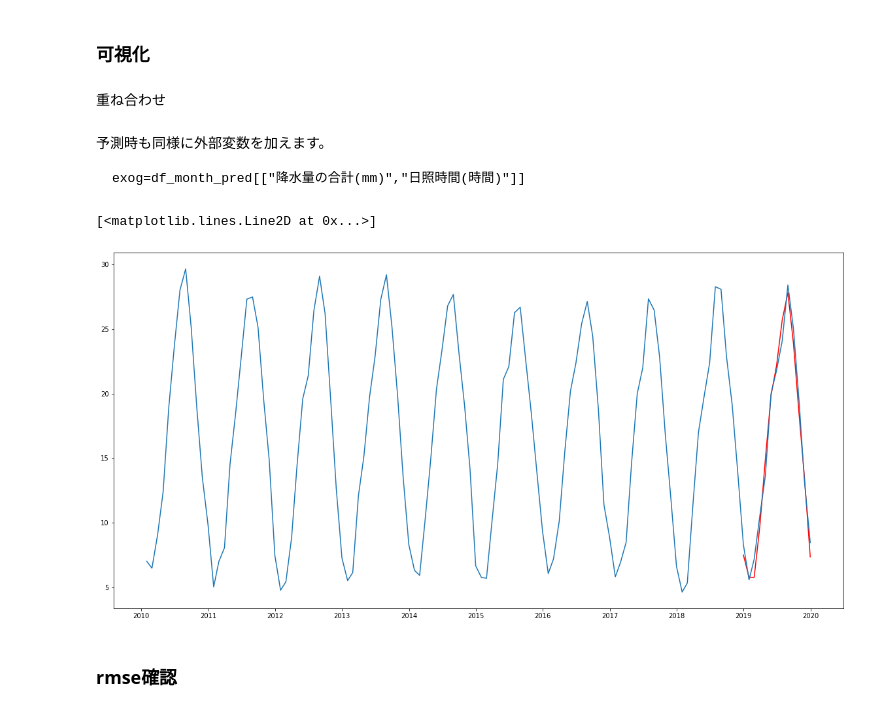
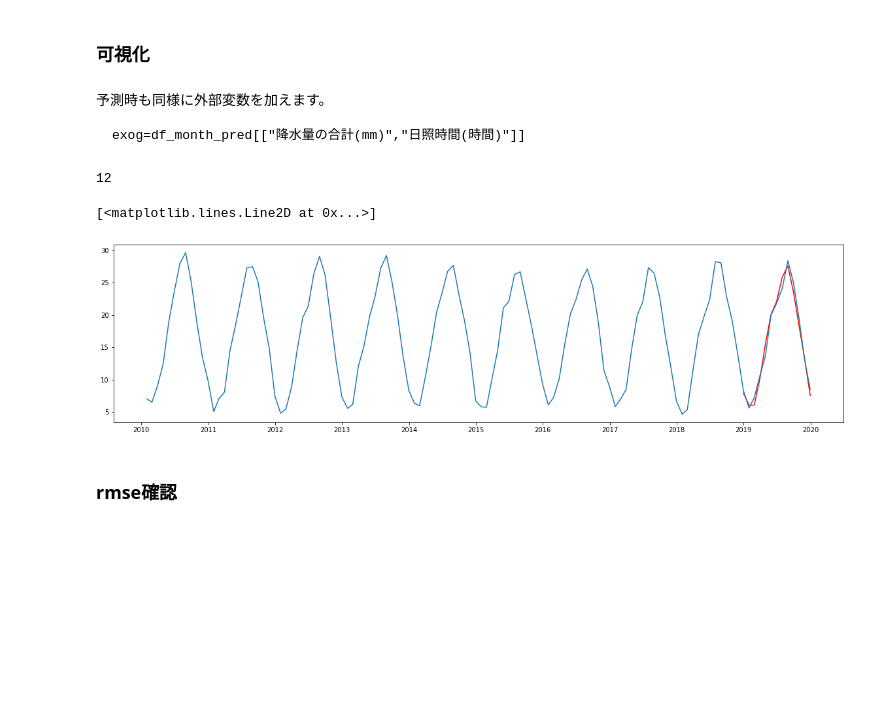
Before and after one commit to Ken-huea/Time-series-analysis, a Jupyter notebook: SARIMAXのみ.ipynb, the cells around one changed output. Saved outputs shown, nothing was run; the diff lists cells and outputs as text; code cells hidden in the pictures; blank space fills up the shorter version.

````diff
--- a/SARIMAXのみ.ipynb
+++ b/SARIMAXのみ.ipynb
@@ -57,0 +71,5 @@ df_month_pred.head(2)
+# %%
+df = df.resample("M").mean()
+# data = weather_df.resample("W").mean() #⇒こうすれば1週間ごとになります。　お好みで。
+
+df
@@ -58,3 +93,8 @@ df_month_pred.head(2)
+# %%
+train=df[:int(len(df)*0.9)] # この長さまで。
+test=df[int(len(df)*0.9):] # この長さ以降。
+
+test_temp= df[["平均気温(℃)"]][int(len(df)*0.9):] # この長さ以降。
 # %% [markdown]
 ### 学習
 # %% [markdown]
@@ -62,3 +104,6 @@ df_month_pred.head(2)
 # %%
-#予測する材料。SARIMAXのX｡
-X = df_month[["降水量の合計(mm)","日照時間(時間)"]]
+# 予測に用いる材料。SARIMAXのX｡
+X = train[["降水量の合計(mm)","日照時間(時間)"]]
+
+# 予測を行うデータ。毎月の平均気温を予測するモデルを作成するので、trainのラベル(y)を準備します。
+y = train[["平均気温(℃)"]]
@@ -169,0 +151,3 @@ AIC最小のモデル： [(1, 1, 1), (0, 1, 1, 12), 295.51344145651655]
+# %%
+# 是非グリッドサーチで探索したパラメータを投入してみましょう。
+sarimax_model = SARIMAX(y,X, order=(1,1,2),seasonal_order=(1,0,1,12))
@@ -170,7 +184,5 @@ AIC最小のモデル： [(1, 1, 1), (0, 1, 1, 12), 295.51344145651655]
 # %% [markdown]
 ### 可視化
-# %% [markdown]
-重ね合わせ
 # %% [markdown]
 予測時も同様に外部変数を加えます。
 
@@ -178,13 +190,21 @@ AIC最小のモデル： [(1, 1, 1), (0, 1, 1, 12), 295.51344145651655]
 ```
 exog=df_month_pred[["降水量の合計(mm)","日照時間(時間)"]]
 ```
+# %%
+len(test)
+# %% [output]
+12
 # %%
-bestPred = result_sarimax.predict('2018-12', '2019-12',exog=df_month_pred[["降水量の合計(mm)","日照時間(時間)"]])
+import matplotlib.pyplot as plt
+%matplotlib inline
+plt.figure(figsize=(20,5))
+
+bestPred = result_sarimax.predict('2018-12', '2019-12',exog=test[["降水量の合計(mm)","日照時間(時間)"]])
 plt.plot(bestPred, "r")                                     # 赤線。モデルが予測した数値。
-plt.plot(df_month_all["平均気温(℃)"])                      #青線。実測値
+plt.plot(df["平均気温(℃)"])                      #青線。実測値
 # %% [output]
 [<matplotlib.lines.Line2D at 0x...>]
-[figure, old version]
+[figure, new version]
 # %% [markdown]
 ### rmse確認
 # %% [markdown]
````
Also changed, not shown: parts of 24 cells of this notebook.
